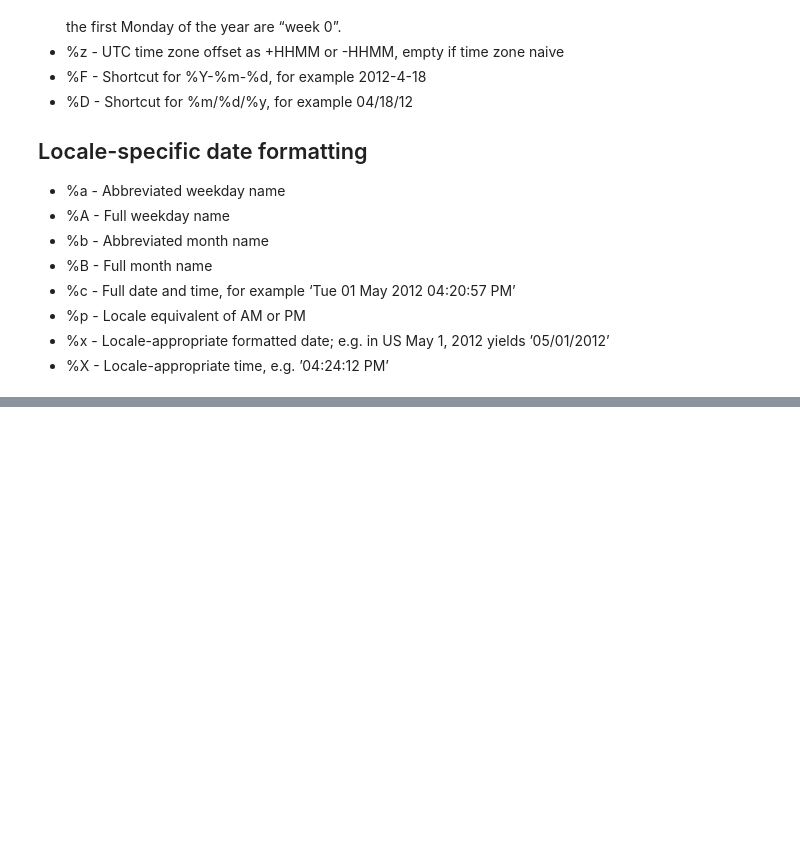
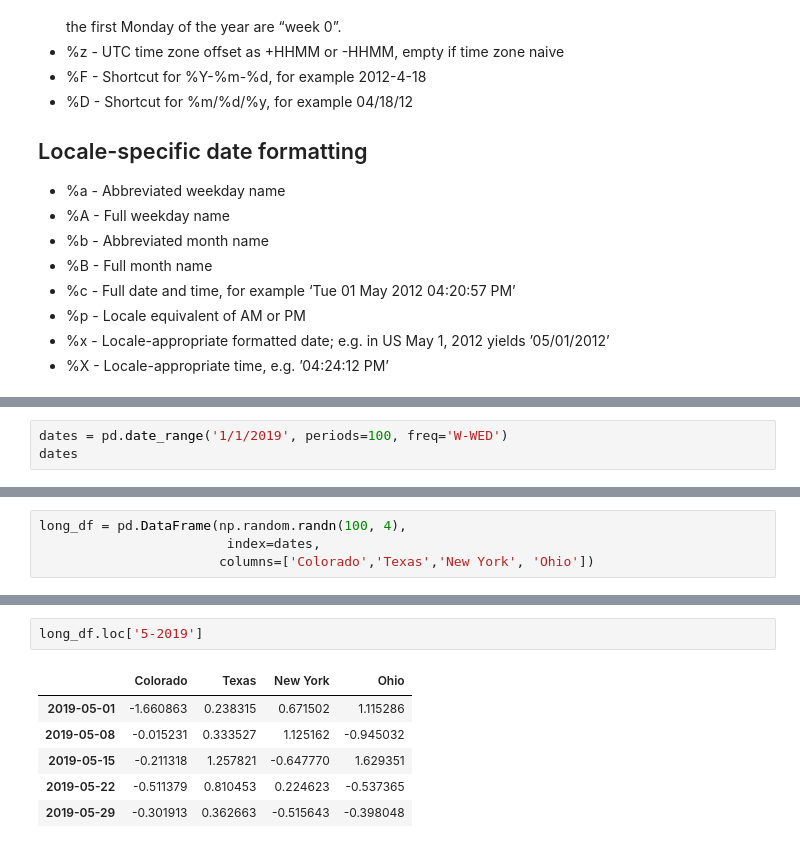
Before and after one commit to GirishaDevara/crrcoe, a Jupyter notebook: 2019-12-18.ipynb, the cells around one changed output, grey strips where cells are left out. Saved outputs shown, nothing was run; the diff lists cells and outputs as text; blank space fills up the shorter version.

```diff
--- a/2019-12-18.ipynb
+++ b/2019-12-18.ipynb
@@ -116,0 +232,3 @@ dates = [datetime(2011, 1, 2), datetime(2011, 1, 5),datetime(2011, 1, 7),
+# %%
+dates = pd.date_range('1/1/2019', periods=100, freq='W-WED')
+dates
@@ -116,0 +253,4 @@ dates = [datetime(2011, 1, 2), datetime(2011, 1, 5),datetime(2011, 1, 7),
+# %%
+long_df = pd.DataFrame(np.random.randn(100, 4),
+                        index=dates,
+                       columns=['Colorado','Texas','New York', 'Ohio'])
@@ -116,0 +264,9 @@ dates = [datetime(2011, 1, 2), datetime(2011, 1, 5),datetime(2011, 1, 7),
+# %%
+long_df.loc['5-2019']
+# %% [output]
+|  | Colorado | Texas | New York | Ohio |
+| 2019-05-01 | -1.660863 | 0.238315 | 0.671502 | 1.115286 |
+| 2019-05-08 | -0.015231 | 0.333527 | 1.125162 | -0.945032 |
+| 2019-05-15 | -0.211318 | 1.257821 | -0.647770 | 1.629351 |
+| 2019-05-22 | -0.511379 | 0.810453 | 0.224623 | -0.537365 |
+| 2019-05-29 | -0.301913 | 0.362663 | -0.515643 | -0.398048 |
```
Also changed, not shown: parts of 56 cells of this notebook.
